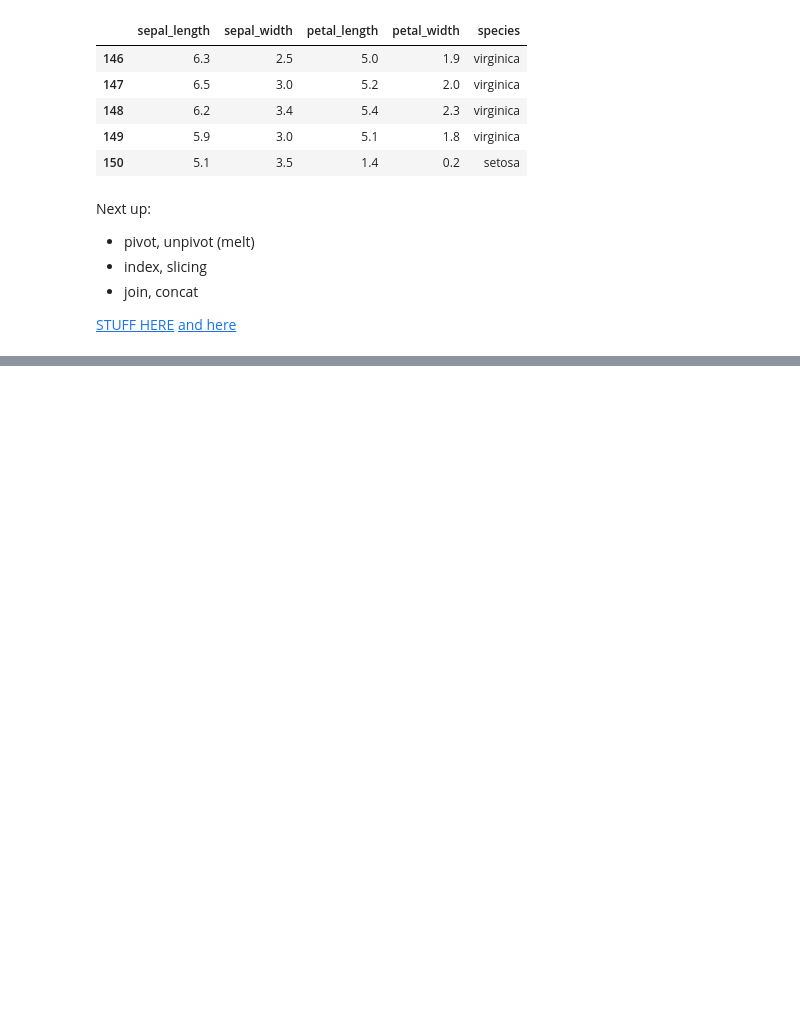
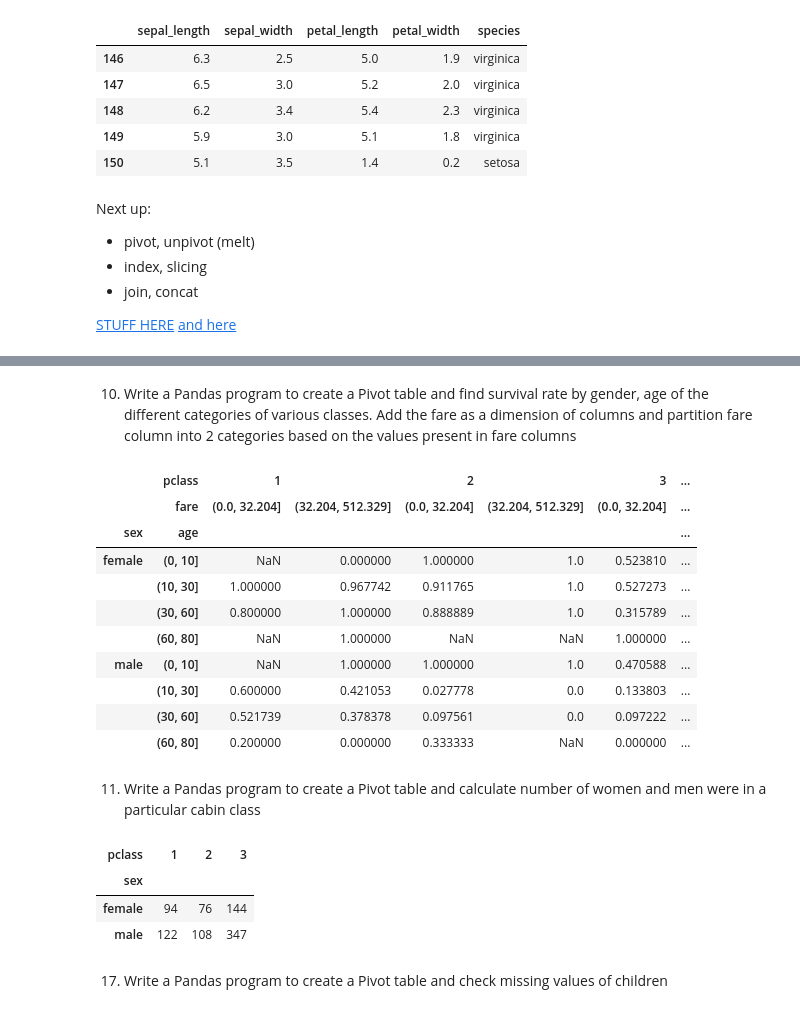
Before and after one commit to tanviranjan2212/learning-pytorch, a Jupyter notebook: pandas/Pandas_practice.ipynb, the cells around one changed output, grey strips where cells are left out. Drawn from its saved outputs; the diff is of its cells as text; code cells hidden in the pictures; blank space fills up the shorter version.

```diff
--- a/pandas/Pandas_practice.ipynb
+++ b/pandas/Pandas_practice.ipynb
@@ -57,0 +385,3 @@ Next up:
+# %%
+df=pd.read_csv('titanic.csv')
+df.info()
@@ -57,0 +430,2 @@ Next up:
+# %%
+age_cut = pd.cut(df['age'],[0,10,30,60,80]); print(age_cut)
@@ -57,0 +465,28 @@ Next up:
+# %% [markdown]
+10. Write a Pandas program to create a Pivot table and find survival rate by gender, age of the different categories of various classes. Add the fare as a dimension of columns and partition fare column into 2 categories based on the values present in fare columns
+# %%
+fare_cut = pd.cut(df['fare'],[0,df['fare'].mean(), df['fare'].max()])
+df.pivot_table('survived',index=['sex',age_cut],columns=['pclass',fare_cut])
+# %% [output]
+|  | pclass | 1 |  | 2 |  | 3 | ... |
+|  | fare | (0.0, 32.204] | (32.204, 512.329] | (0.0, 32.204] | (32.204, 512.329] | (0.0, 32.204] | ... |
+| sex | age |  |  |  |  |  | ... |
+| female | (0, 10] | NaN | 0.000000 | 1.000000 | 1.0 | 0.523810 | ... |
+|  | (10, 30] | 1.000000 | 0.967742 | 0.911765 | 1.0 | 0.527273 | ... |
+|  | (30, 60] | 0.800000 | 1.000000 | 0.888889 | 1.0 | 0.315789 | ... |
+|  | (60, 80] | NaN | 1.000000 | NaN | NaN | 1.000000 | ... |
+| male | (0, 10] | NaN | 1.000000 | 1.000000 | 1.0 | 0.470588 | ... |
+|  | (10, 30] | 0.600000 | 0.421053 | 0.027778 | 0.0 | 0.133803 | ... |
+|  | (30, 60] | 0.521739 | 0.378378 | 0.097561 | 0.0 | 0.097222 | ... |
+|  | (60, 80] | 0.200000 | 0.000000 | 0.333333 | NaN | 0.000000 | ... |
+# %% [markdown]
+11. Write a Pandas program to create a Pivot table and calculate number of women and men were in a particular cabin class
+# %%
+df.pivot_table('survived',index='sex',columns='pclass',aggfunc='count')
+# %% [output]
+| pclass | 1 | 2 | 3 |
+| sex |  |  |  |
+| female | 94 | 76 | 144 |
+| male | 122 | 108 | 347 |
+# %% [markdown]
+17. Write a Pandas program to create a Pivot table and check missing values of children
```
Also changed, not shown: parts of 56 cells of this notebook, 1 other file.
